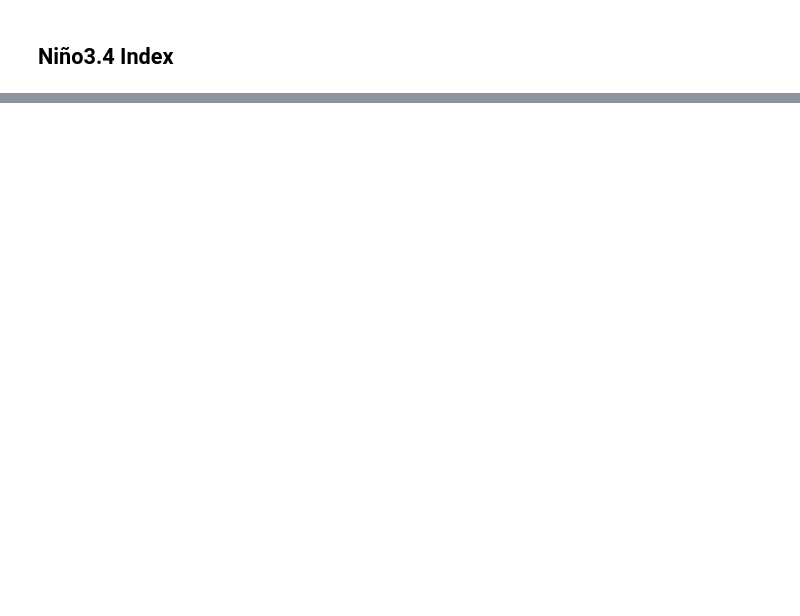
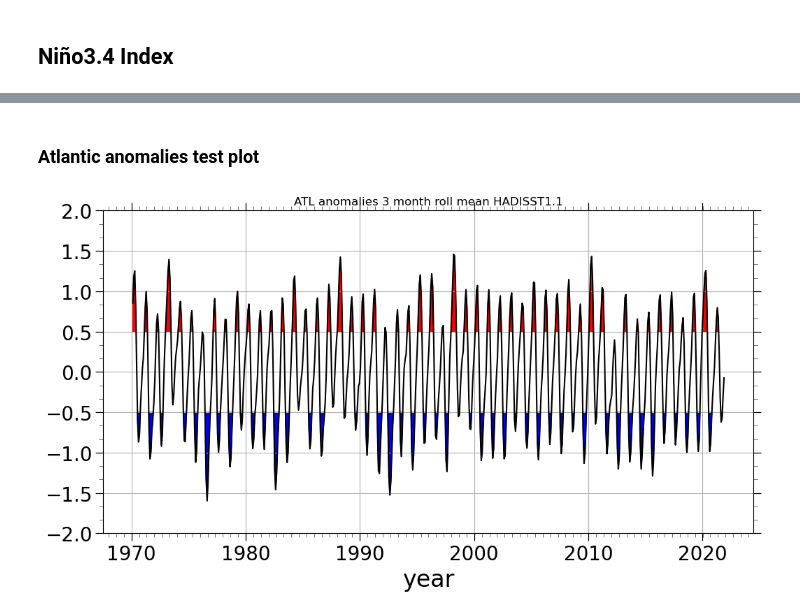
Before and after one commit to allan3prez/ATLN_HG, a Jupyter notebook: CESM_LENS2_ATLN_ENSO.ipynb, the cells around one changed output, grey strips where cells are left out. Cells and saved outputs as stored; diff of their text form; code cells hidden in the pictures; blank space fills up the shorter version.

```diff
--- a/CESM_LENS2_ATLN_ENSO.ipynb
+++ b/CESM_LENS2_ATLN_ENSO.ipynb
@@ -145,0 +270,26 @@ Attributes:
+# %% [markdown]
+### Atlantic anomalies test plot
+# %%
+ATL_roll = ATL_anom_dtrend.rolling(time=3, center=True).mean()
+ATL_anom_roll = ATL_roll.mean(('longitude', 'latitude'), skipna=True).compute()
+# %%
+# index plot
+fig, ax = plt.subplots(figsize=(12, 6))
+
+threshold = 0.5
+
+ax.plot(ATL_anom_roll.time, ATL_anom_roll, color='black')
+gvutil.add_major_minor_ticks(ax, x_minor_per_major=15, y_minor_per_major=3, labelsize=20)
+
+gvutil.set_axes_limits_and_ticks(ax, ylim=(-2., 2.))
+ax.fill_between(ATL_anom_roll.time, ATL_anom_roll, y2=-threshold,
+                where=ATL_anom_roll < -threshold, color='blue', interpolate=True)
+ax.fill_between(ATL_anom_roll.time, ATL_anom_roll, y2=threshold,
+                where=ATL_anom_roll > threshold, color='red', interpolate=True)
+
+plt.title('ATL anomalies 3 month roll mean HADISST1.1')
+ax.set_xlabel('year', fontsize=24)
+plt.grid()
+plt.show()
+# %% [output]
+[figure, added]
```
Also changed, not shown: parts of 24 cells of this notebook.
